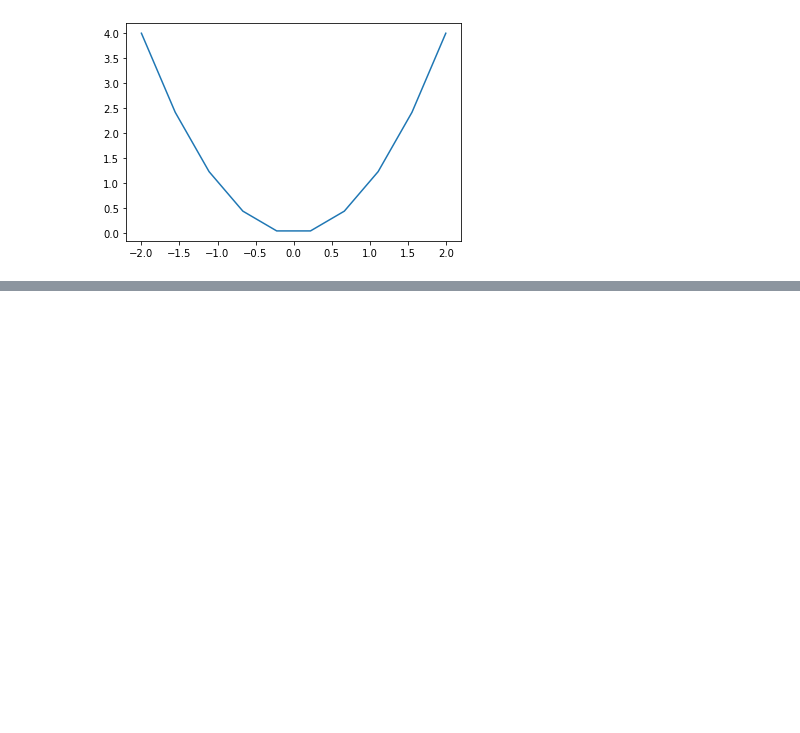
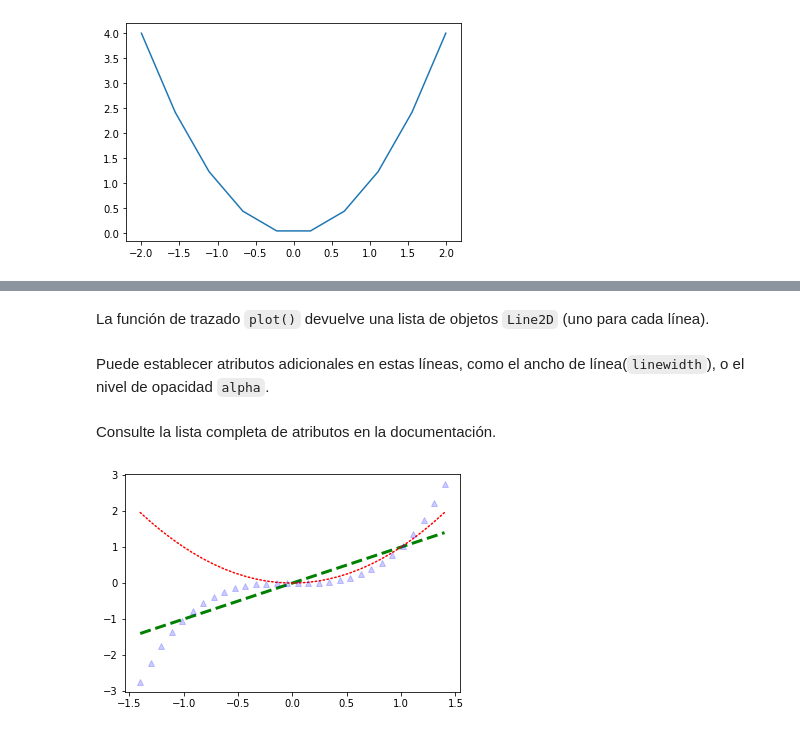
Before and after one commit to marco-canas/encuentra_tu_persona_vitamina, a Jupyter notebook: classes/class_14/class_14.ipynb, the cells around one changed output, grey strips where cells are left out. Drawn from its saved outputs; the diff is of its cells as text; code cells hidden in the pictures; blank space fills up the shorter version.

```diff
--- a/classes/class_14/class_14.ipynb
+++ b/classes/class_14/class_14.ipynb
@@ -156,0 +177,15 @@ O simplemente llame a `plot` varias veces antes de llamar a `show`.
+# %% [markdown]
+La función de trazado `plot()` devuelve una lista de objetos `Line2D` (uno para cada línea).
+# %% [markdown]
+Puede establecer atributos adicionales en estas líneas, como el ancho de línea(`linewidth`), o el nivel de opacidad `alpha`.
+# %% [markdown]
+Consulte la lista completa de atributos en la documentación.
+# %%
+x = np.linspace(-1.4, 1.4, 30)
+line1, line2, line3 = plt.plot(x, x, 'g--', x, x**2, 'r:', x, x**3, 'b^')
+line1.set_linewidth(3.0)
+line2.set_dash_capstyle("round")
+line3.set_alpha(0.2)
+plt.show()
+# %% [output]
+[figure, added]
```
Also changed, not shown: parts of 45 cells of this notebook, 3 other files.
